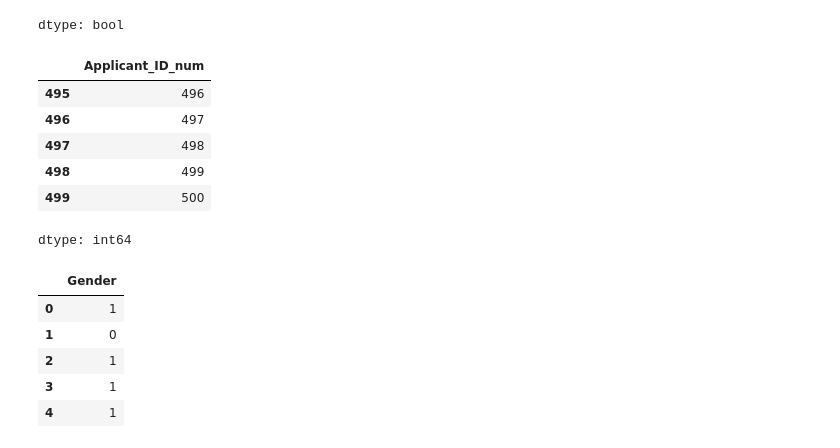
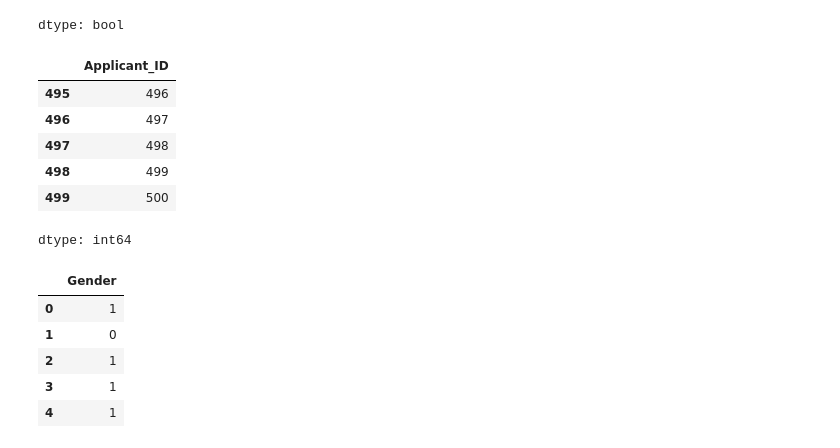
Before and after one commit to pbarizza/ML-course-2025, a Jupyter notebook: pbarizza_loan_amount_prediction.ipynb, the cells around one changed output. Saved outputs shown, nothing was run; the diff lists cells and outputs as text; code cells hidden in the pictures.

```diff
--- a/pbarizza_loan_amount_prediction.ipynb
+++ b/pbarizza_loan_amount_prediction.ipynb
@@ -110,10 +113,10 @@ dtype: bool
 # %%
 # since regression expects numbers to feed the model all columns that are strings mmust first be encoded as numbers
 # transforming the 'Applicant_ID' into numberic value.
-loan_df['Applicant_ID_num'] = loan_df['Applicant_ID'].str[1:].astype(int)
-loan_df['Applicant_ID_num'].tail()
+loan_df['Applicant_ID'] = loan_df['Applicant_ID'].str[1:].astype(int)
+loan_df['Applicant_ID'].tail()
 # %% [output]
-|  | Applicant_ID_num |
+|  | Applicant_ID |
 | 495 | 496 |
 | 496 | 497 |
 | 497 | 498 |
```
Also changed, not shown: parts of 11 cells of this notebook.
